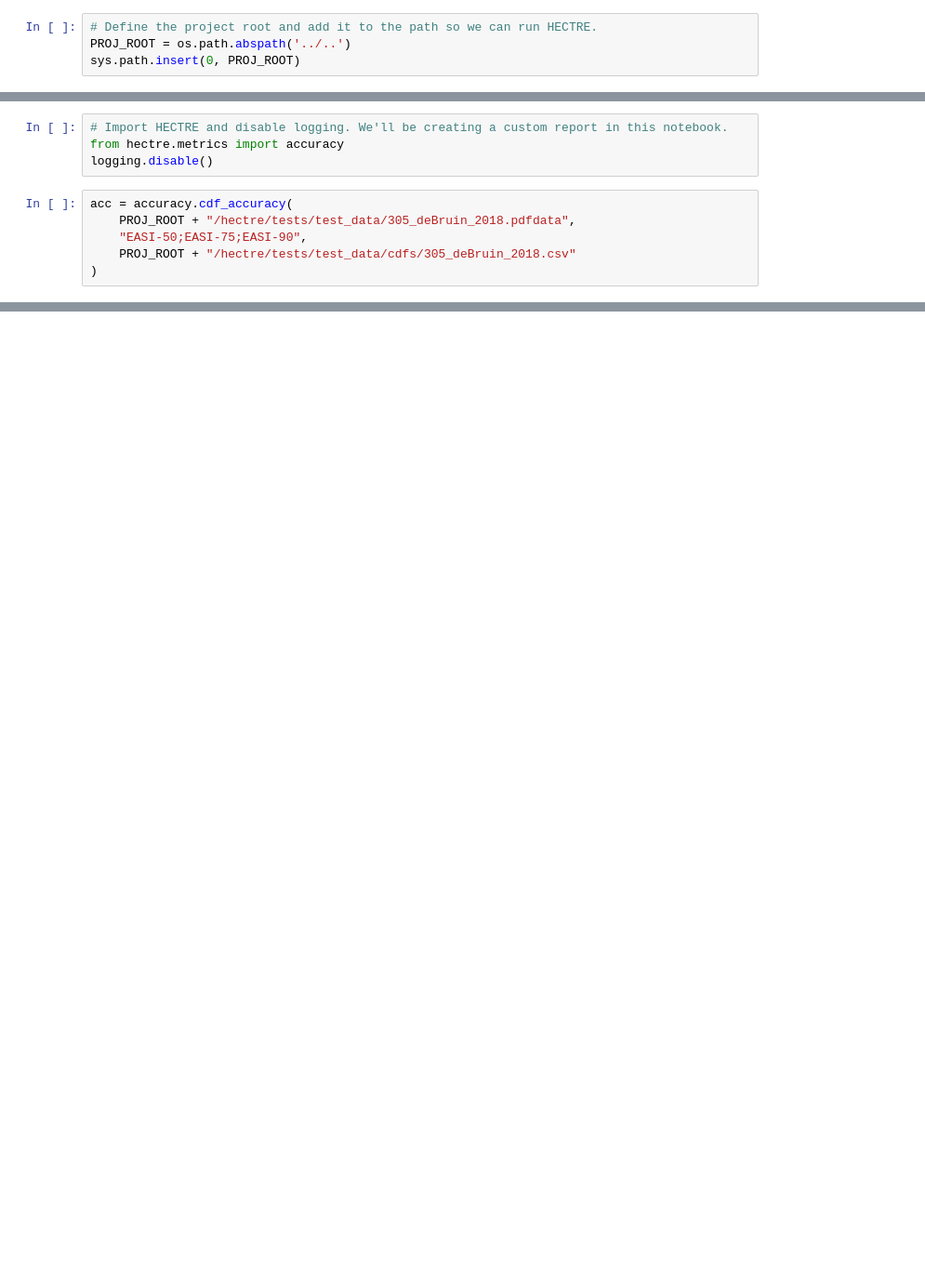
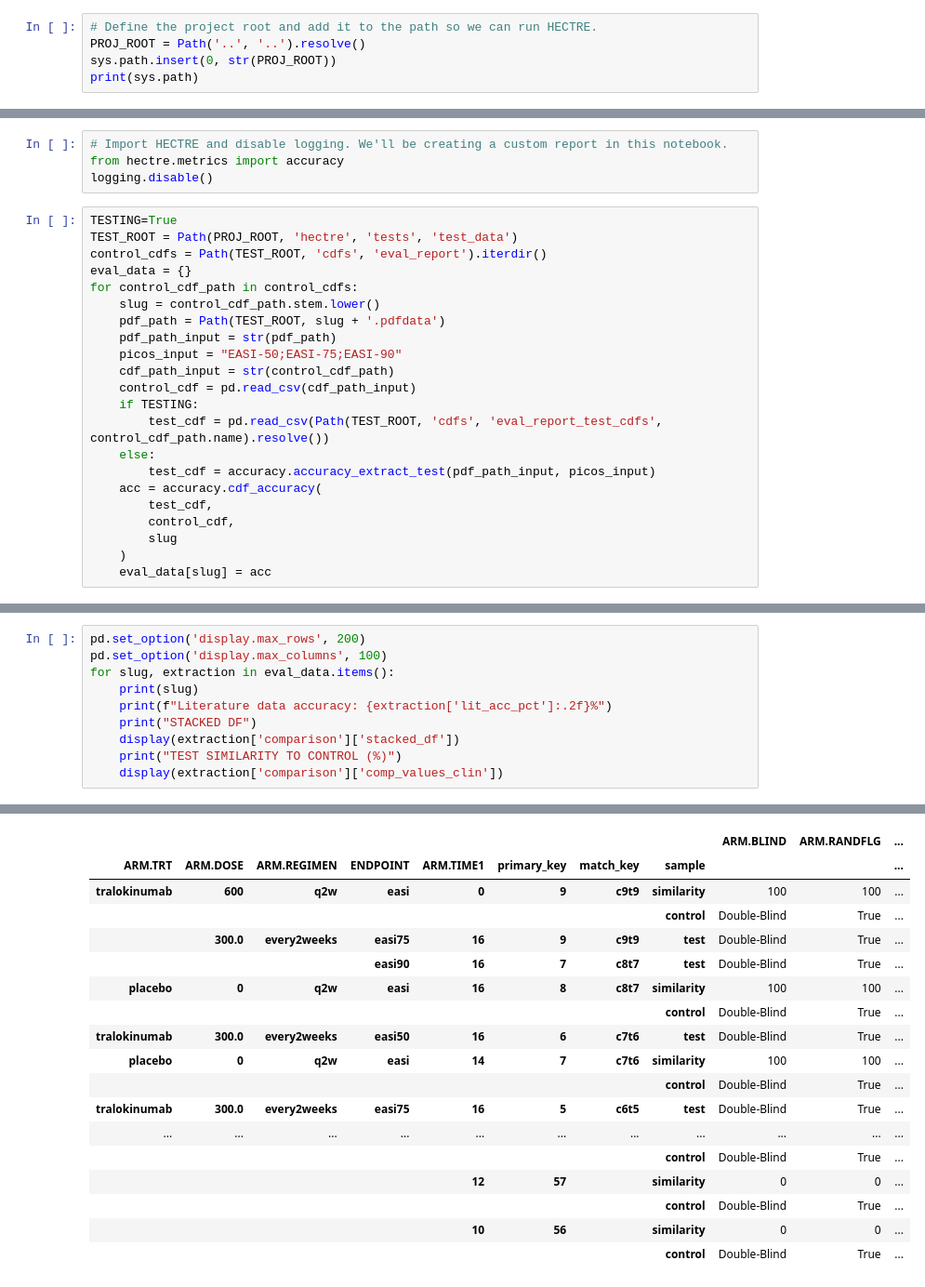
Before and after one commit to Harvard-Pfizer-HECTRE/HECTRE, a Jupyter notebook: hectre/reports/accuracy.ipynb, the cells around one changed output, grey strips where cells are left out. Shown at 93% size. Cells and saved outputs as stored; diff of their text form; blank space fills up the shorter version.

Commit message:
test/control/similarity df working

```diff
--- a/hectre/reports/accuracy.ipynb
+++ b/hectre/reports/accuracy.ipynb
@@ -3,4 +5,5 @@ import sys, os, logging
 # %%
 # Define the project root and add it to the path so we can run HECTRE.
-PROJ_ROOT = os.path.abspath('../..')
-sys.path.insert(0, PROJ_ROOT)
+PROJ_ROOT = Path('..', '..').resolve()
+sys.path.insert(0, str(PROJ_ROOT))
+print(sys.path)
@@ -16,8 +18,24 @@ The autoreload extension is already loaded. To reload it, use:
 from hectre.metrics import accuracy
 logging.disable()
 # %%
-acc = accuracy.cdf_accuracy(
-    PROJ_ROOT + "/hectre/tests/test_data/305_deBruin_2018.pdfdata",
-    "EASI-50;EASI-75;EASI-90",
-    PROJ_ROOT + "/hectre/tests/test_data/cdfs/305_deBruin_2018.csv"
-)
+TESTING=True
+TEST_ROOT = Path(PROJ_ROOT, 'hectre', 'tests', 'test_data')
+control_cdfs = Path(TEST_ROOT, 'cdfs', 'eval_report').iterdir()
+eval_data = {}
+for control_cdf_path in control_cdfs:
+    slug = control_cdf_path.stem.lower()
+    pdf_path = Path(TEST_ROOT, slug + '.pdfdata')
+    pdf_path_input = str(pdf_path)
+    picos_input = "EASI-50;EASI-75;EASI-90"
+    cdf_path_input = str(control_cdf_path)
+    control_cdf = pd.read_csv(cdf_path_input)
+    if TESTING:
+        test_cdf = pd.read_csv(Path(TEST_ROOT, 'cdfs', 'eval_report_test_cdfs', control_cdf_path.name).resolve())
+    else:
+        test_cdf = accuracy.accuracy_extract_test(pdf_path_input, picos_input)
+    acc = accuracy.cdf_accuracy(
+        test_cdf,
+        control_cdf,
+        slug
+    )
+    eval_data[slug] = acc
@@ -47,0 +57,11 @@ display(acc['comparison']['stacked_df'])
+# %%
+pd.set_option('display.max_rows', 200)
+pd.set_option('display.max_columns', 100)
+for slug, extraction in eval_data.items():
+    print(slug)
+    print(f"Literature data accuracy: {extraction['lit_acc_pct']:.2f}%")
+    print("STACKED DF")
+    display(extraction['comparison']['stacked_df'])
+    print("TEST SIMILARITY TO CONTROL (%)")
+    display(extraction['comparison']['comp_values_clin'])
+# %% [output]
@@ -47,0 +71,18 @@ display(acc['comparison']['stacked_df'])
+|  |  |  |  |  |  |  |  | ARM.BLIND | ARM.RANDFLG | ... |
+| ARM.TRT | ARM.DOSE | ARM.REGIMEN | ENDPOINT | ARM.TIME1 | primary_key | match_key | sample |  |  | ... |
+| tralokinumab | 600 | q2w | easi | 0 | 9 | c9t9 | similarity | 100 | 100 | ... |
+|  |  |  |  |  |  |  | control | Double-Blind | True | ... |
+|  | 300.0 | every2weeks | easi75 | 16 | 9 | c9t9 | test | Double-Blind | True | ... |
+|  |  |  | easi90 | 16 | 7 | c8t7 | test | Double-Blind | True | ... |
+| placebo | 0 | q2w | easi | 16 | 8 | c8t7 | similarity | 100 | 100 | ... |
+|  |  |  |  |  |  |  | control | Double-Blind | True | ... |
+| tralokinumab | 300.0 | every2weeks | easi50 | 16 | 6 | c7t6 | test | Double-Blind | True | ... |
+| placebo | 0 | q2w | easi | 14 | 7 | c7t6 | similarity | 100 | 100 | ... |
+|  |  |  |  |  |  |  | control | Double-Blind | True | ... |
+| tralokinumab | 300.0 | every2weeks | easi75 | 16 | 5 | c6t5 | test | Double-Blind | True | ... |
+| ... | ... | ... | ... | ... | ... | ... | ... | ... | ... | ... |
+|  |  |  |  |  |  |  | control | Double-Blind | True | ... |
+|  |  |  |  | 12 | 57 |  | similarity | 0 | 0 | ... |
+|  |  |  |  |  |  |  | control | Double-Blind | True | ... |
+|  |  |  |  | 10 | 56 |  | similarity | 0 | 0 | ... |
+|  |  |  |  |  |  |  | control | Double-Blind | True | ... |
```
Also changed, not shown: parts of 10 cells of this notebook, 3 other files.
